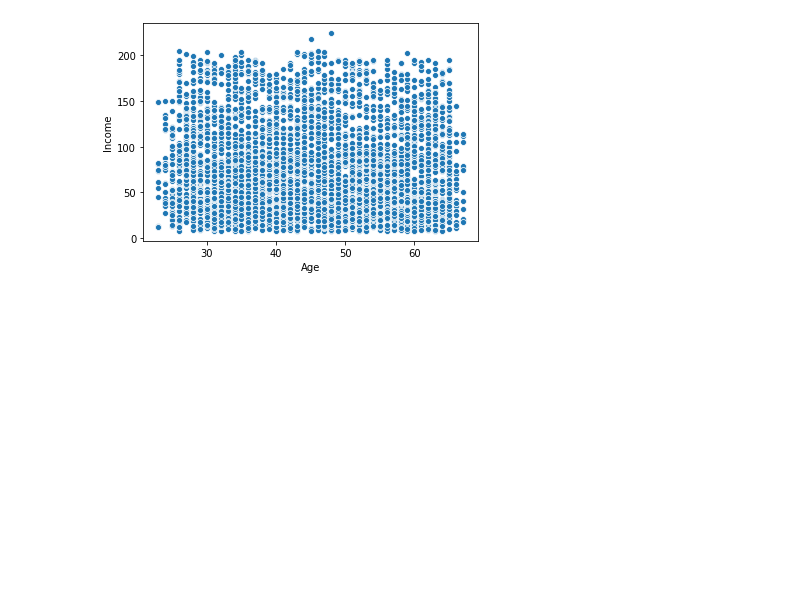
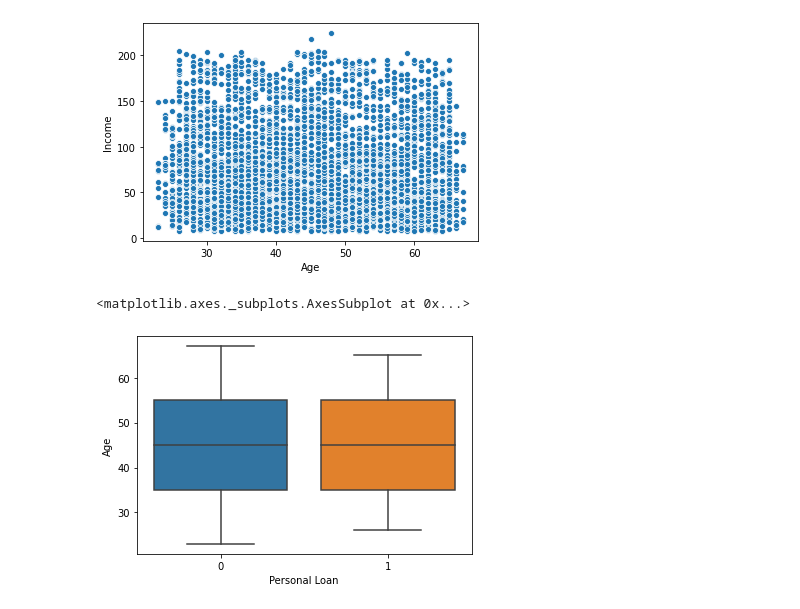
Before and after one commit to qthanglee/UTA, a Jupyter notebook: projects/therabank/main.ipynb, the cells around one changed output. Saved outputs shown, nothing was run; the diff lists cells and outputs as text; code cells hidden in the pictures; blank space fills up the shorter version.

Commit message:
Added boxplot

```diff
--- a/projects/therabank/main.ipynb
+++ b/projects/therabank/main.ipynb
@@ -310,0 +304,6 @@ sns.scatterplot(pdata_clean['Mortgage'], pdata_clean['Income'])
+# %%
+#
+sns.boxplot(x='Personal Loan', y='Age', data=pdata_clean)
+# %% [output]
+<matplotlib.axes._subplots.AxesSubplot at 0x...>
+[figure, added]
```
Also changed, not shown: parts of 7 cells of this notebook.
